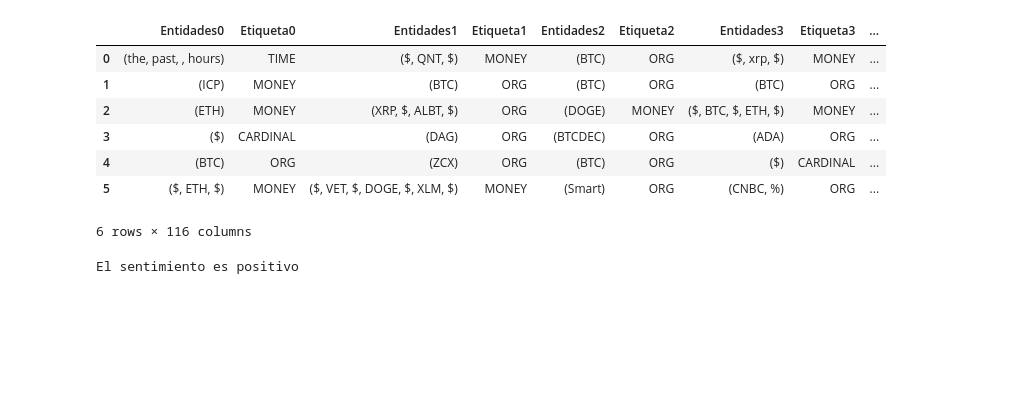
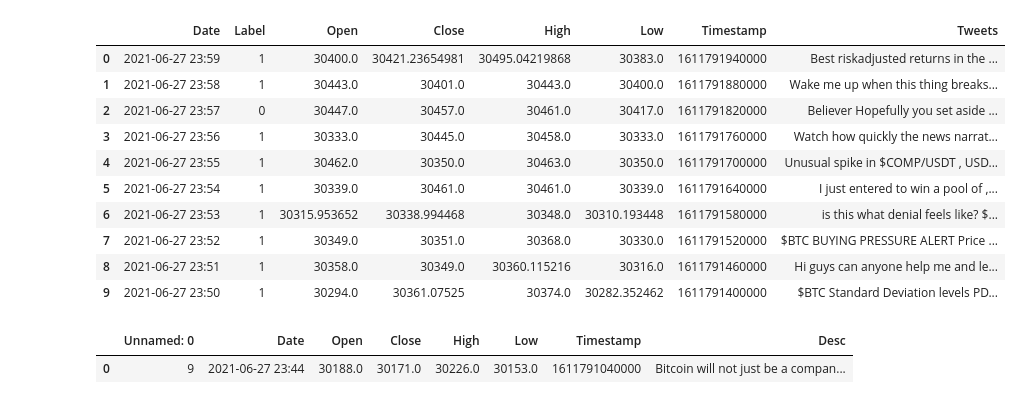
Before and after one commit to christianMakinson95/nlp2021, a Jupyter notebook: TP_PLN_MAKINSON.ipynb, the cells around one changed output. Cells and saved outputs as stored; diff of their text form; code cells hidden in the pictures; blank space fills up the shorter version.

```diff
--- a/TP_PLN_MAKINSON.ipynb
+++ b/TP_PLN_MAKINSON.ipynb
@@ -46,3 +48,9 @@ def word_frequency(sentence):
     word_pairs =pd.DataFrame(counted_2.items(),columns=['pairs','frequency']).sort_values(by='frequency',ascending=False)
     trigrams =pd.DataFrame(counted_3.items(),columns=['trigrams','frequency']).sort_values(by='frequency',ascending=False)
     return word_freq,word_pairs,trigrams
+# %%
+def miJuntarColumnas(df_final, textoRet,df_col):
+    for i in range(len(df_final.index)):
+        text = '-'.join(df_col.iloc[i])
+        textoRet.append(text)
+    return textoRet
@@ -58,17 +99,17 @@ dataSetCombinadoTwitter = df_tweets.merge(df_market, how='inner', on='Date')
 # %%
-group = dataSetCombinadoTwitter.groupby('Date')['Tweets'].unique()
-df_final =  dataSetCombinadoTwitter.merge(group, how='inner', on='Date')
+#agrupo todos los tweets por fecha
+groupTwitter = dataSetCombinadoTwitter.groupby('Date')['Tweets'].unique()
+
+df_finalT =  dataSetCombinadoTwitter.merge(groupTwitter, how='inner', on='Date')
 
 #Limpio el DataFrame de repetidos e info no utilizada
-tweets = df_final['Tweets_y']
+tweets = df_finalT['Tweets_y']
 textoTweets = []
 
-df_final = df_final.drop_duplicates(subset=['Date'], keep='last')
-df_final = df_final.drop(columns=['Tweets_y', 'Tweets_x','Subjectivity','Polarity','Volume'])
-df_final['Tweets']=tweets
-df_final = df_final.reset_index(drop=True)
-for i in range(len(df_final.index)):
-    text = '-'.join(df_final['Tweets'].iloc[i])
-    textoTweets.append(text)
+df_finalT = df_finalT.drop_duplicates(subset=['Date'], keep='last')
+df_finalT = df_finalT.drop(columns=['Tweets_y', 'Tweets_x','Subjectivity','Polarity','Volume'])
+df_finalT['Tweets']=tweets
+df_finalT = df_finalT.reset_index(drop=True)
 
-df_final['Tweets']=textoTweets
+textoTweets = miJuntarColumnas(df_finalT,textoTweets,df_finalT['Tweets'])
+df_finalT['Tweets']=textoTweets
@@ -80,0 +116,14 @@ df_final['Positive'] = posT
+# %%
+df_finalT.head(10)
+# %% [output]
+|  | Date | Label | Open | Close | High | Low | Timestamp | Tweets |
+| 0 | 2021-06-27 23:59 | 1 | 30400.0 | 30421.23654981 | 30495.04219868 | 30383.0 | 1611791940000 | Best riskadjusted returns in the ... |
+| 1 | 2021-06-27 23:58 | 1 | 30443.0 | 30401.0 | 30443.0 | 30400.0 | 1611791880000 | Wake me up when this thing breaks... |
+| 2 | 2021-06-27 23:57 | 0 | 30447.0 | 30457.0 | 30461.0 | 30417.0 | 1611791820000 | Believer Hopefully you set aside ... |
+| 3 | 2021-06-27 23:56 | 1 | 30333.0 | 30445.0 | 30458.0 | 30333.0 | 1611791760000 | Watch how quickly the news narrat... |
+| 4 | 2021-06-27 23:55 | 1 | 30462.0 | 30350.0 | 30463.0 | 30350.0 | 1611791700000 | Unusual spike in $COMP/USDT , USD... |
+| 5 | 2021-06-27 23:54 | 1 | 30339.0 | 30461.0 | 30461.0 | 30339.0 | 1611791640000 | I just entered to win a pool of ,... |
+| 6 | 2021-06-27 23:53 | 1 | 30315.953652 | 30338.994468 | 30348.0 | 30310.193448 | 1611791580000 | is this what denial feels like? $... |
+| 7 | 2021-06-27 23:52 | 1 | 30349.0 | 30351.0 | 30368.0 | 30330.0 | 1611791520000 | $BTC BUYING PRESSURE ALERT Price ... |
+| 8 | 2021-06-27 23:51 | 1 | 30358.0 | 30349.0 | 30360.115216 | 30316.0 | 1611791460000 | Hi guys can anyone help me and le... |
+| 9 | 2021-06-27 23:50 | 1 | 30294.0 | 30361.07525 | 30374.0 | 30282.352462 | 1611791400000 | $BTC Standard Deviation levels PD... |
@@ -80,0 +145,5 @@ df_final['Positive'] = posT
+# %%
+df_finalG.head(10)
+# %% [output]
+|  | Unnamed: 0 | Date | Open | Close | High | Low | Timestamp | Desc |
+| 0 | 9 | 2021-06-27 23:44 | 30188.0 | 30171.0 | 30226.0 | 30153.0 | 1611791040000 | Bitcoin will not just be a compan... |
@@ -104,10 +185,11 @@ df_concatenado = pd.concat([df_final, df_ngramas], axis=1)
 #Analisis de NER. Me voy a quedar con la entidad mas repetida y su label
 allEnt, entFin, allLabls, lablsFin = [],[],[],[]
 df_NER = pd.DataFrame()
-for i in range(len(df_concatenado.index)):
+#miNERAnalyzer(df_concatenadoT, df_finalT['Tweets'],df_NER)
+for i in range(len(df_concatenadoT.index)):
     entities, labels = [],[]
     textTweets=""
-    textTweets = "".join(df_final['Tweets'].iloc[i])
+    textTweets = "".join(df_finalT['Tweets'].iloc[i])
     doc = nlp(textTweets)
     for ent in doc.ents:
         entities.append(ent)
@@ -117,25 +199,3 @@ for i in range(len(df_concatenado.index)):
     df = pd.DataFrame({columnaEnNombre:entities, columnaEtNombre:labels})
     df_NER = pd.concat([df_NER, df], axis = 1)
 df_NER = df_NER.dropna()
-df_NER
-# %% [output]
-|  | Entidades0 | Etiqueta0 | Entidades1 | Etiqueta1 | Entidades2 | Etiqueta2 | Entidades3 | Etiqueta3 | ... |
-| 0 | (the, past, , hours) | TIME | ($, QNT, $) | MONEY | (BTC) | ORG | ($, xrp, $) | MONEY | ... |
-| 1 | (ICP) | MONEY | (BTC) | ORG | (BTC) | ORG | (BTC) | ORG | ... |
-| 2 | (ETH) | MONEY | (XRP, $, ALBT, $) | ORG | (DOGE) | MONEY | ($, BTC, $, ETH, $) | MONEY | ... |
-| 3 | ($) | CARDINAL | (DAG) | ORG | (BTCDEC) | ORG | (ADA) | ORG | ... |
-| 4 | (BTC) | ORG | (ZCX) | ORG | (BTC) | ORG | ($) | CARDINAL | ... |
-| 5 | ($, ETH, $) | MONEY | ($, VET, $, DOGE, $, XLM, $) | MONEY | (Smart) | ORG | (CNBC, %) | ORG | ... |
-6 rows × 116 columns
-# %%
-#Analizo el sentimiento total de todos sumando los compund que es de por si la media normalizada entre el positivo y negativo
-sumatoriaCompound = df_concatenado['Compound'].sum() / len(df_concatenado.index)
-#Si es mayor a 0,5 indica un sentimiento positivo
-if sumatoriaCompound > 0.5:
-    print("El sentimiento es positivo")
-elif sumatoriaCompound == 0.5:
-    print("El sentimiento es neutro")
-else:
-    print("El sentimiento es negativo")
-# %% [output]
-El sentimiento es positivo
```
Also changed, not shown: parts of 22 cells of this notebook, 6 other files.
